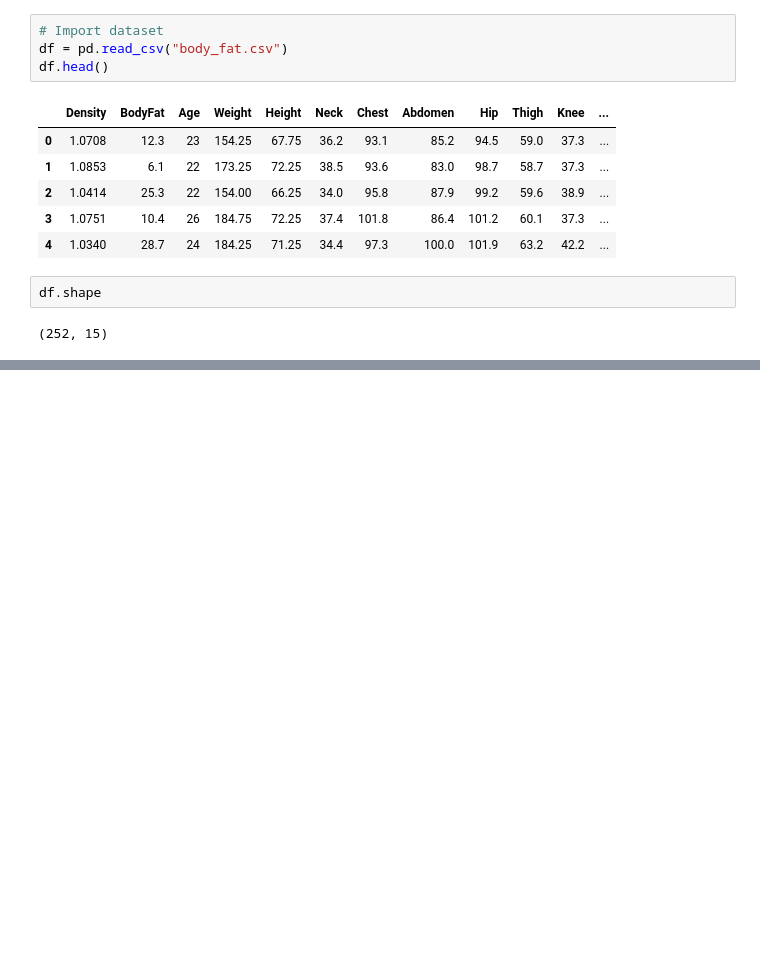
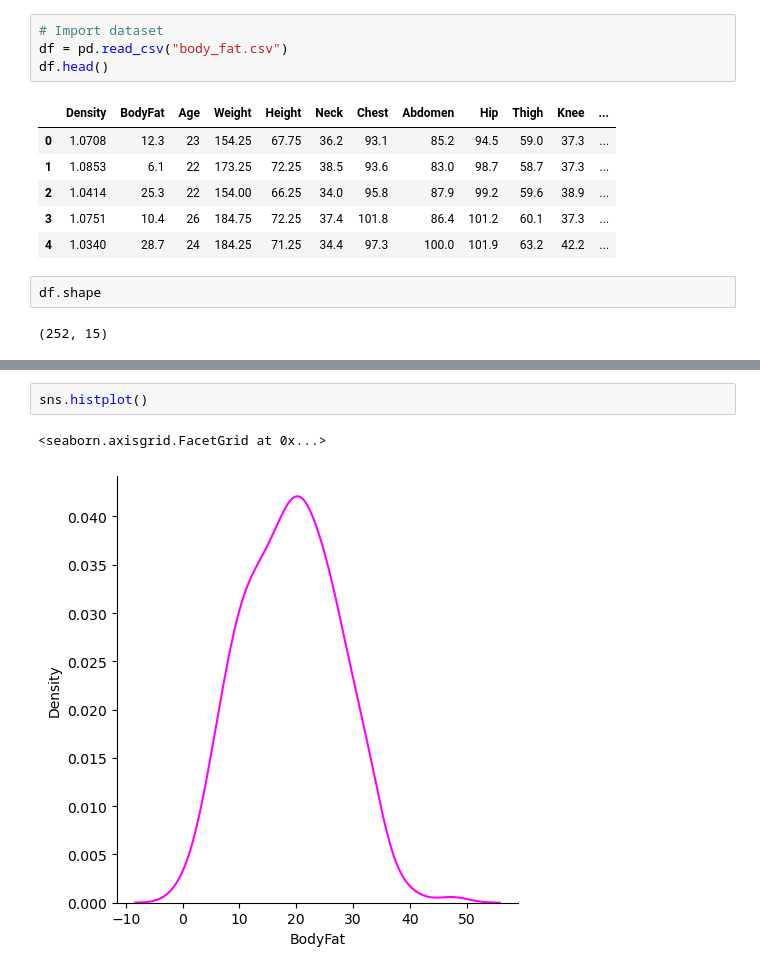
Before and after one commit to lawalsegun2025/body_fat_estimator, a Jupyter notebook: body_fat_predictor.ipynb, the cells around one changed output, grey strips where cells are left out. Cells and saved outputs as stored; diff of their text form; blank space fills up the shorter version.

```diff
--- a/body_fat_predictor.ipynb
+++ b/body_fat_predictor.ipynb
@@ -64,0 +121,5 @@ df.shape
+# %%
+sns.histplot()
+# %% [output]
+<seaborn.axisgrid.FacetGrid at 0x...>
+[figure, added]
```
Also changed, not shown: parts of 4 cells of this notebook.
